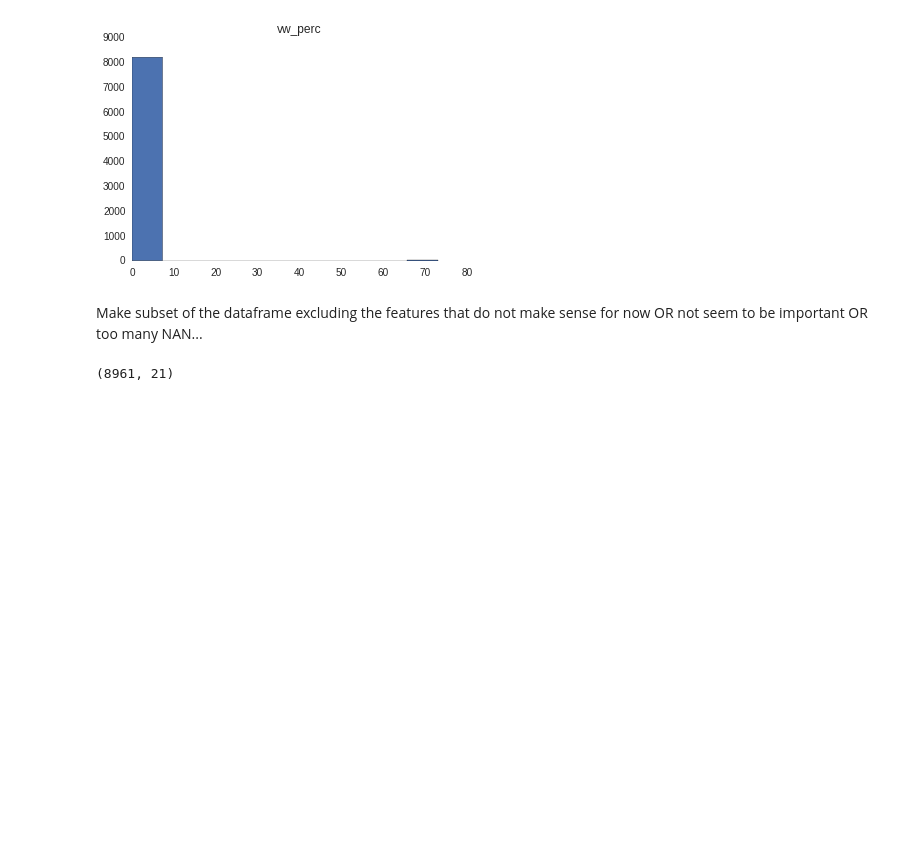
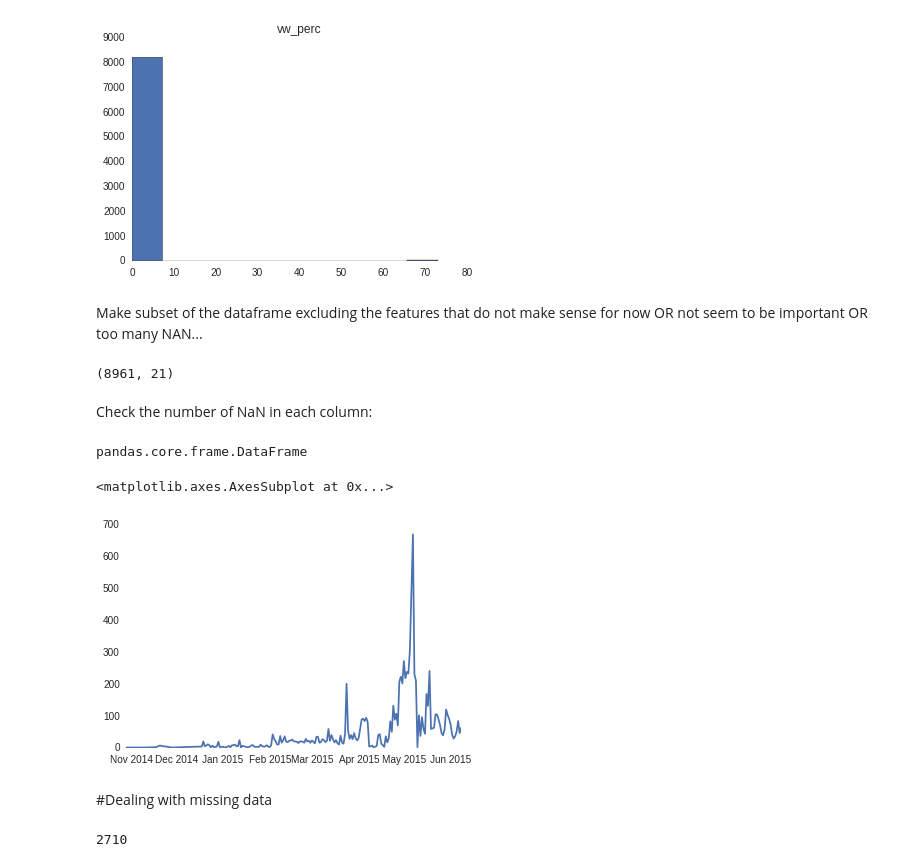
Before and after one commit to hellowendy/Insight_Data_Science, a Jupyter notebook: notebook/Zenit_data_explotary.ipynb, the cells around one changed output. Drawn from its saved outputs; the diff is of its cells as text; code cells hidden in the pictures; blank space fills up the shorter version.

```diff
--- a/notebook/Zenit_data_explotary.ipynb
+++ b/notebook/Zenit_data_explotary.ipynb
@@ -236,3 +236,23 @@ clicks_df_small = clicks_df[['ai','ak','br','co','cr','created_at','cty','dp','d
 clicks_df_small.shape
 # %% [output]
 (8961, 21)
+# %% [markdown]
+Check the number of NaN in each column:
+# %%
+type(clicks_df_small)
+# %% [output]
+pandas.core.frame.DataFrame
+# %%
+def get_date(timestring):
+    mytime = timestring.split('.')[0]
+    return datetime.datetime.strptime(mytime, '%Y-%m-%dT%X')
+clicks_df_small['created_at'].apply(get_date).apply(datetime.datetime.date).value_counts().sort_index().plot()
+# %% [output]
+<matplotlib.axes.AxesSubplot at 0x...>
+[figure, added]
+# %% [markdown]
+#Dealing with missing data
+# %%
+pd.notnull(clicks_df_small['rgn']).sum()
+# %% [output]
+2710
```
Also changed, not shown: parts of 30 cells of this notebook, 1 other file.
